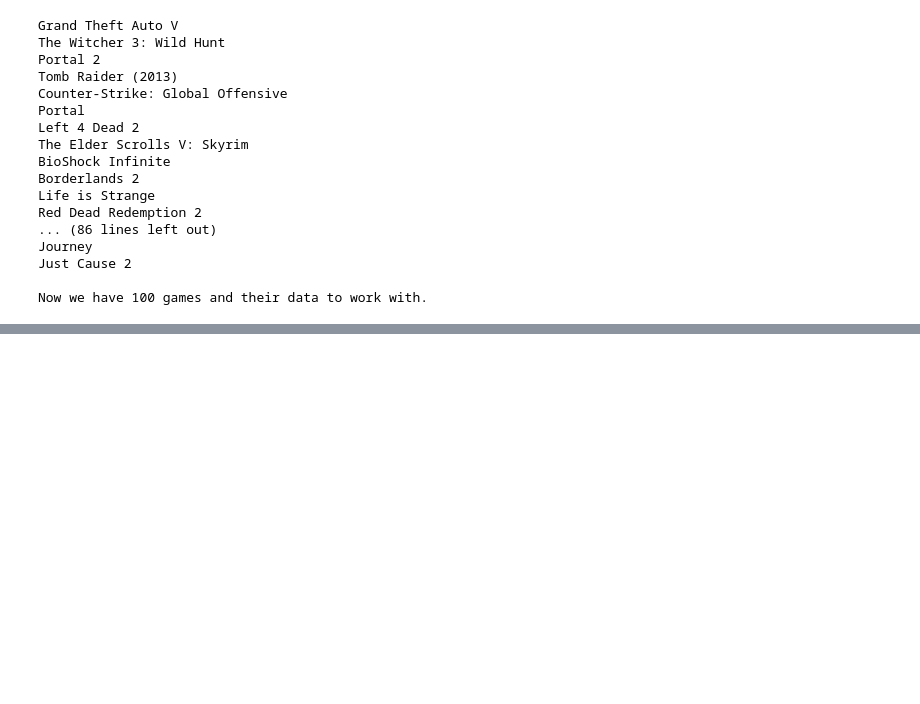
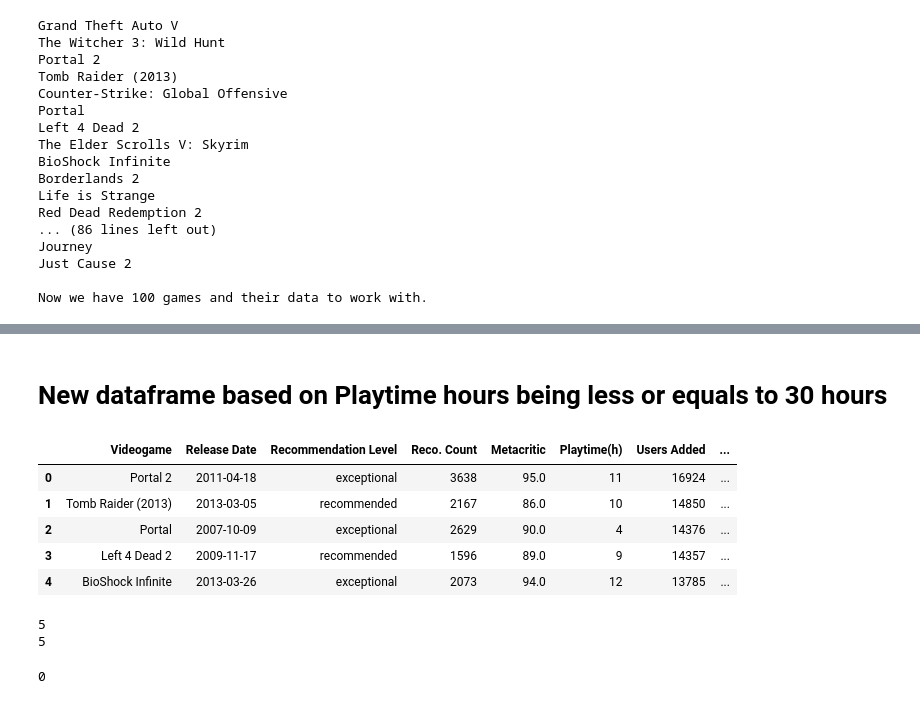
Before and after one commit to candidamg/Project_1, a Jupyter notebook: project.ipynb, the cells around one changed output, grey strips where cells are left out. Cells and saved outputs as stored; diff of their text form; code cells hidden in the pictures; blank space fills up the shorter version.

```diff
--- a/project.ipynb
+++ b/project.ipynb
@@ -276,0 +265,38 @@ videogames_df10.head()
+# %% [markdown]
+# New dataframe based on Playtime hours being less or equals to 30 hours
+# %%
+# Filtered dataFrame where playtime is less or equals to 30 hours
+playtime_df = videogames_df[videogames_df['Playtime(h)'] <= 30]
+
+# Reset index to 0
+playtime_df = playtime_df.reset_index()
+
+# Removed 'index' column
+playtime_df = playtime_df[['Videogame', 'Release Date', 'Recommendation Level', 'Reco. Count', 'Metacritic', 'Playtime(h)', 'Users Added', 'Users Own', 'Genres', 'Latest Update']]
+
+# Display sample data
+playtime_df.head()
+# %% [output]
+|  | Videogame | Release Date | Recommendation Level | Reco. Count | Metacritic | Playtime(h) | Users Added | ... |
+| 0 | Portal 2 | 2011-04-18 | exceptional | 3638 | 95.0 | 11 | 16924 | ... |
+| 1 | Tomb Raider (2013) | 2013-03-05 | recommended | 2167 | 86.0 | 10 | 14850 | ... |
+| 2 | Portal | 2007-10-09 | exceptional | 2629 | 90.0 | 4 | 14376 | ... |
+| 3 | Left 4 Dead 2 | 2009-11-17 | recommended | 1596 | 89.0 | 9 | 14357 | ... |
+| 4 | BioShock Infinite | 2013-03-26 | exceptional | 2073 | 94.0 | 12 | 13785 | ... |
+# %%
+# Check for NA values in all df
+print(playtime_df.isnull().sum().sum())
+
+# Found NA values are from Metacritic colum
+print(playtime_df['Metacritic'].isnull().sum())
+# %% [output]
+5
+5
+# %%
+# Drop NaN values in dataframe
+playtime_df.dropna(inplace=True)
+
+# Check again for possible NA values
+print(playtime_df.isnull().sum().sum())
+# %% [output]
+0
```
Also changed, not shown: parts of 15 cells of this notebook.
